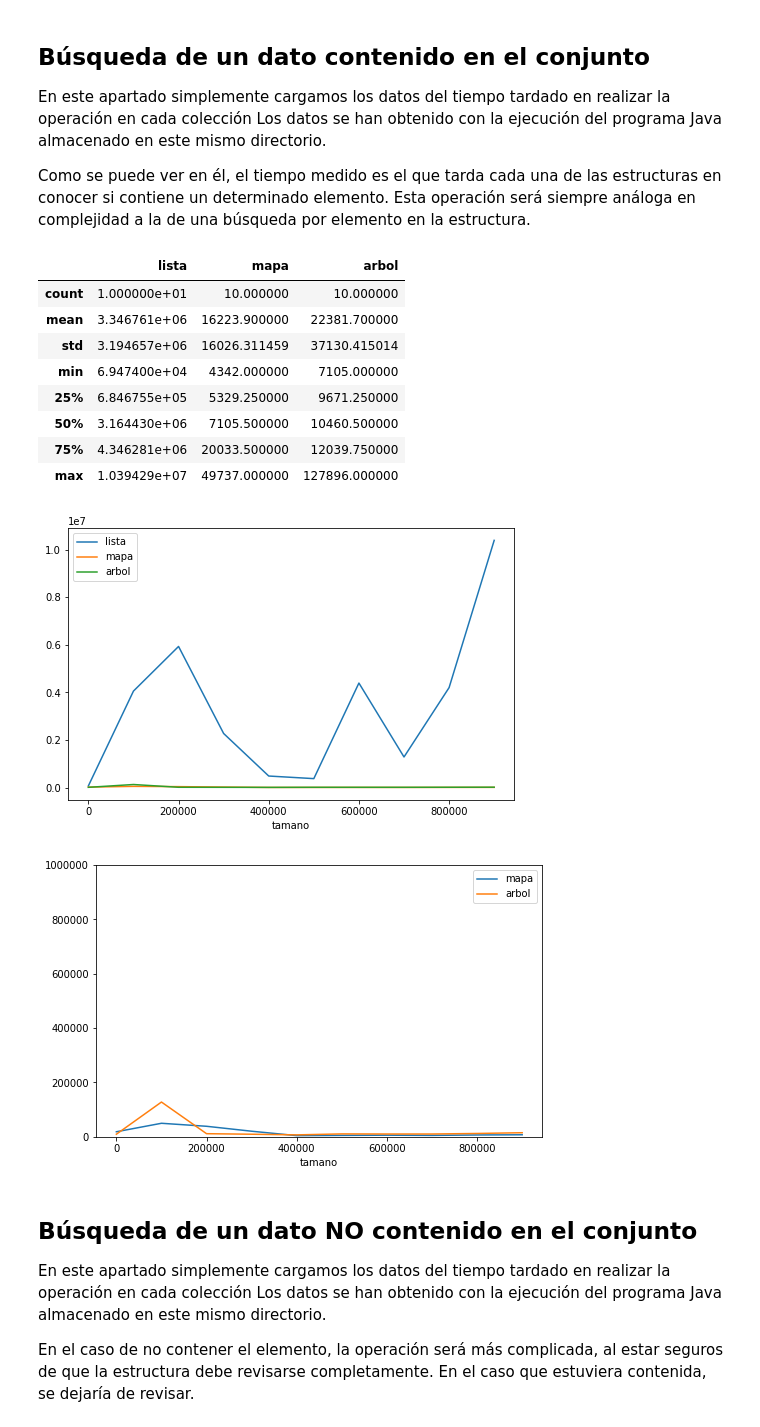
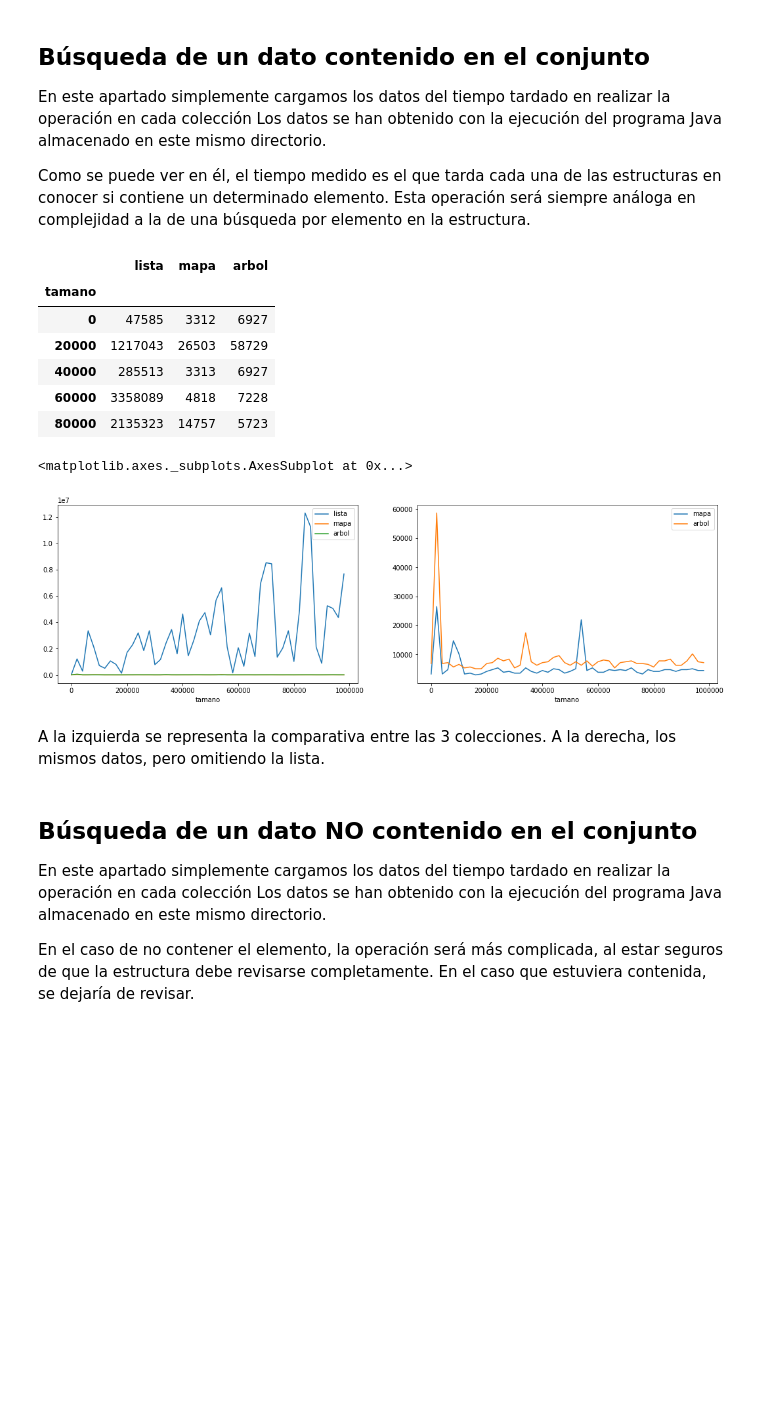
Before and after one commit to bbaruque/EDAT_ejemplos, a Jupyter notebook: es/ubu/lsi/edat/s08_Conjuntos/demo04/VisualizacionResultados.ipynb, the cells around one changed output. Saved outputs shown, nothing was run; the diff lists cells and outputs as text; code cells hidden in the pictures; blank space fills up the shorter version.

Commit message:
Mejora de la visualizacion de resultados

```diff
--- a/es/ubu/lsi/edat/s08_Conjuntos/demo04/VisualizacionResultados.ipynb
+++ b/es/ubu/lsi/edat/s08_Conjuntos/demo04/VisualizacionResultados.ipynb
@@ -12,27 +14,24 @@ Como se puede ver en él, el tiempo medido es el que tarda cada una de las estru
 # %%
 # Carga de los datos
 noContenido = pd.read_csv("./TiemposContenido.csv", index_col='tamano',comment='#')
-noContenido.describe()
+noContenido.head()
 # %% [output]
 |  | lista | mapa | arbol |
-| count | 1.000000e+01 | 10.000000 | 10.000000 |
-| mean | 3.346761e+06 | 16223.900000 | 22381.700000 |
-| std | 3.194657e+06 | 16026.311459 | 37130.415014 |
-| min | 6.947400e+04 | 4342.000000 | 7105.000000 |
-| 25% | 6.846755e+05 | 5329.250000 | 9671.250000 |
-| 50% | 3.164430e+06 | 7105.500000 | 10460.500000 |
-| 75% | 4.346281e+06 | 20033.500000 | 12039.750000 |
-| max | 1.039429e+07 | 49737.000000 | 127896.000000 |
+| tamano |  |  |  |
+| 0 | 47585 | 3312 | 6927 |
+| 20000 | 1217043 | 26503 | 58729 |
+| 40000 | 285513 | 3313 | 6927 |
+| 60000 | 3358089 | 4818 | 7228 |
+| 80000 | 2135323 | 14757 | 5723 |
 # %%
-ax = noContenido.plot.line(
-    figsize=(8, 5))
-
-ax = noContenido[['mapa','arbol']].plot.line(
-    figsize=(8, 5),
-    ylim=(0,0.1*1e7))
+fig, axarr = plt.subplots(1, 2, figsize=(18, 5))
+noContenido.plot.line(ax=axarr[0])
+noContenido[['mapa','arbol']].plot.line(ax=axarr[1])
 # %% [output]
+<matplotlib.axes._subplots.AxesSubplot at 0x...>
-[figure, old version]
+[figure, new version]
-[figure, removed]
+# %% [markdown]
+A la izquierda se representa la comparativa entre las 3 colecciones. A la derecha, los mismos datos, pero omitiendo la lista.
 # %% [markdown]
 ## Búsqueda de un dato NO contenido en el conjunto
 
```
Also changed, not shown: parts of 5 cells of this notebook, 3 other files.
